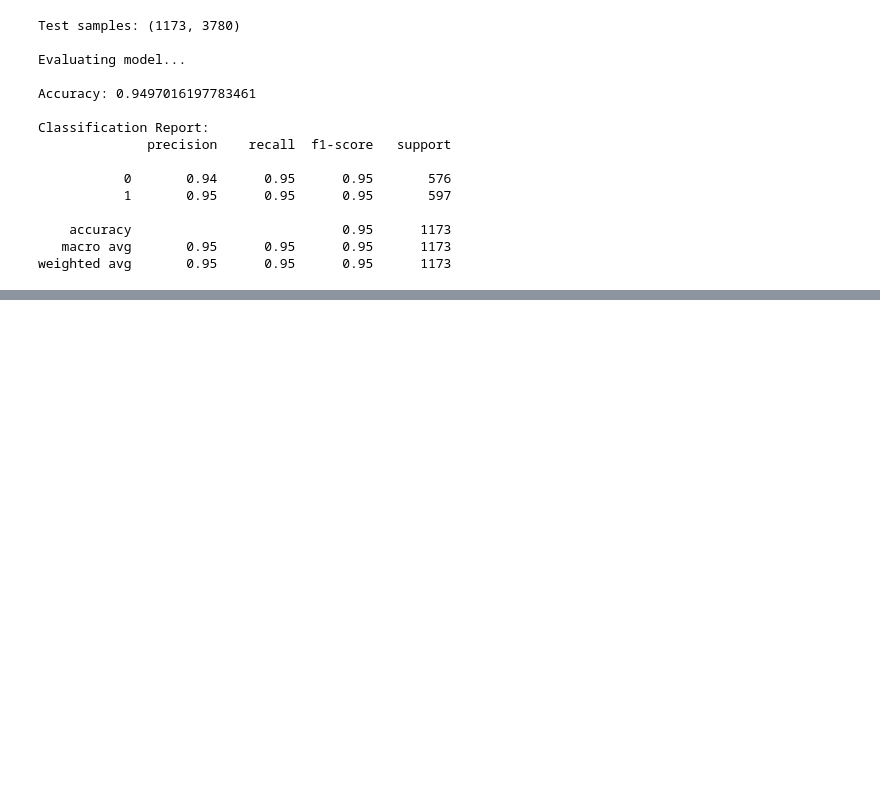
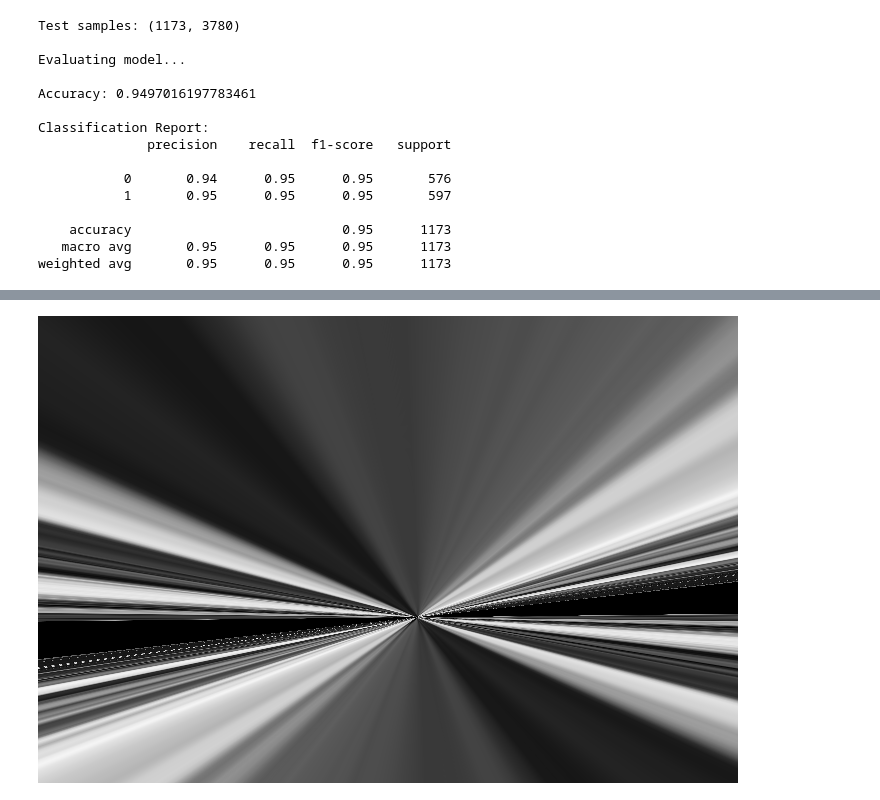
Before and after one commit to Fin-N1049/ComputerVision, a Jupyter notebook: computerVision.ipynb, the cells around one changed output, grey strips where cells are left out. Saved outputs shown, nothing was run; the diff lists cells and outputs as text; code cells hidden in the pictures; blank space fills up the shorter version.

```diff
--- a/computerVision.ipynb
+++ b/computerVision.ipynb
@@ -622,0 +572,37 @@ weighted avg       0.95      0.95      0.95      1173
+# %%
+import cv2
+import numpy as np
+from google.colab.patches import cv2_imshow
+
+# Load images first
+img1 = cv2.imread('/content/angle1.jpg', 0)
+img2 = cv2.imread('/content/angle2.jpg', 0)
+
+# Create ORB detector
+orb = cv2.ORB_create()
+
+# Detect keypoints and descriptors
+kp1, des1 = orb.detectAndCompute(img1, None)
+kp2, des2 = orb.detectAndCompute(img2, None)
+
+# Match features
+bf = cv2.BFMatcher(cv2.NORM_HAMMING, crossCheck=True)
+matches = bf.match(des1, des2)
+
+matches = sorted(matches, key=lambda x: x.distance)
+
+# Extract matched points
+src_pts = np.float32([kp1[m.queryIdx].pt for m in matches]).reshape(-1,1,2)
+dst_pts = np.float32([kp2[m.trainIdx].pt for m in matches]).reshape(-1,1,2)
+
+# Find homography
+H, mask = cv2.findHomography(src_pts, dst_pts, cv2.RANSAC, 5.0)
+
+# Warp image
+height, width = img2.shape
+aligned = cv2.warpPerspective(img1, H, (width, height))
+
+# Display result
+cv2_imshow(aligned)
+# %% [output]
+[figure, added]
```
Also changed, not shown: parts of 11 cells of this notebook.
